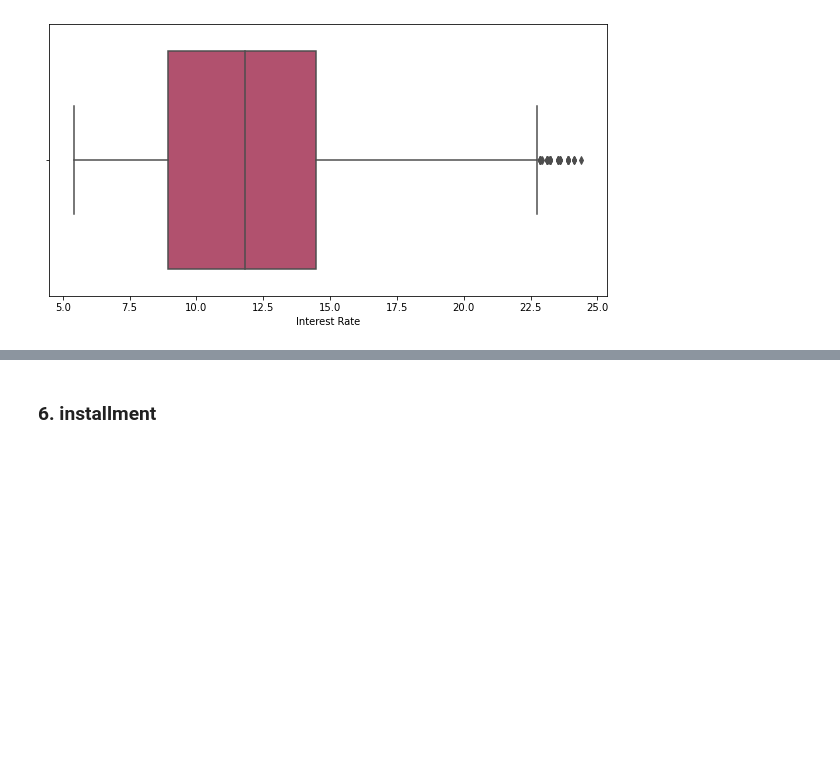
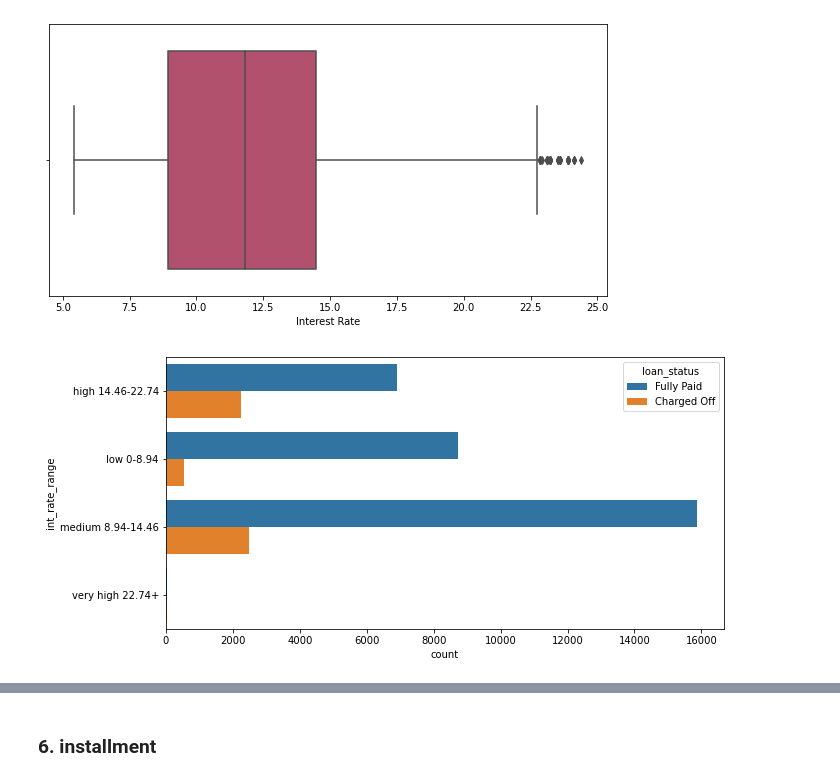
Before and after one commit to blahblahsingh/lending_club, a Jupyter notebook: lending_club.ipynb, the cells around one changed output, grey strips where cells are left out. Drawn from its saved outputs; the diff is of its cells as text; code cells hidden in the pictures; blank space fills up the shorter version.

```diff
--- a/lending_club.ipynb
+++ b/lending_club.ipynb
@@ -664,0 +746,4 @@ drawBoxPlot("int_rate", 'Interest Rate')
+# %%
+drawBarWithLoanStatus("int_rate_range")
+# %% [output]
+[figure, added]
```
Also changed, not shown: parts of 79 cells of this notebook.
